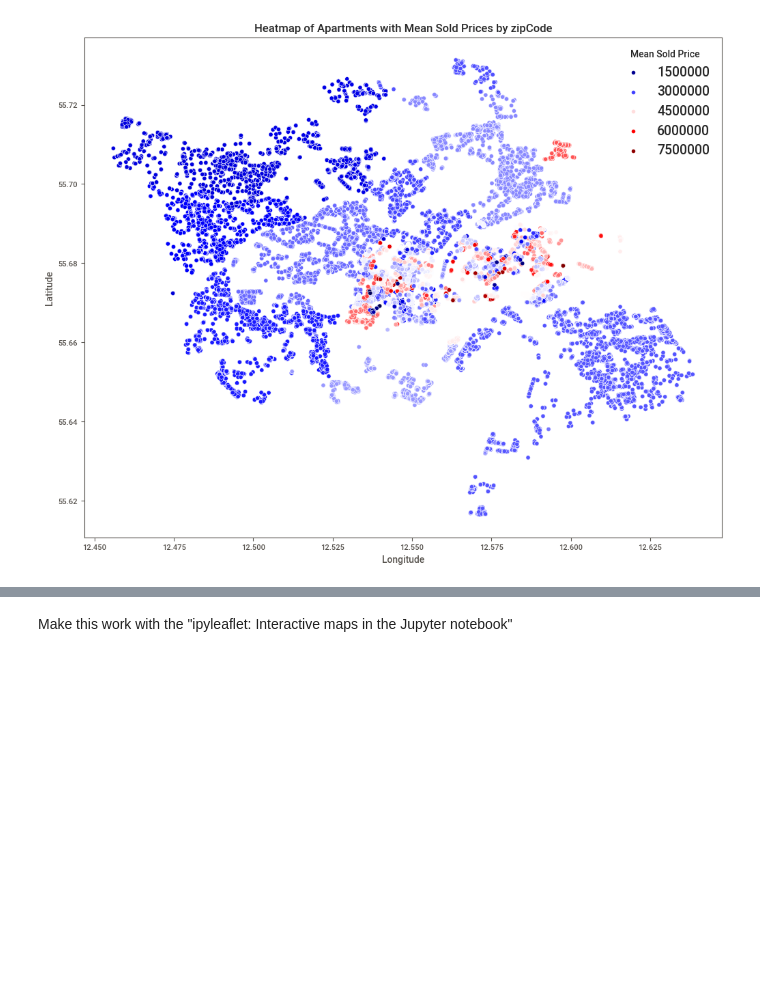
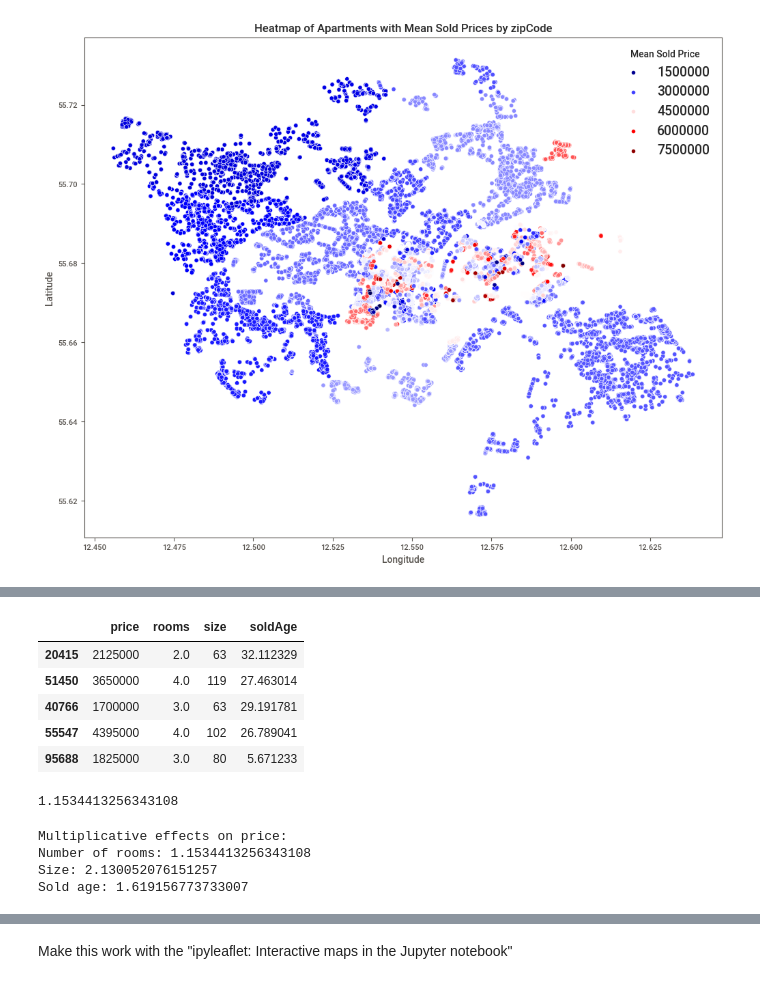
Before and after one commit to Pelvig1999/apartements, a Jupyter notebook: notebooks/data.ipynb, the cells around one changed output, grey strips where cells are left out. Drawn from its saved outputs; the diff is of its cells as text; code cells hidden in the pictures; blank space fills up the shorter version.

```diff
--- a/notebooks/data.ipynb
+++ b/notebooks/data.ipynb
@@ -470,0 +555,14 @@ plt.show()
+# %%
+(alm_salg_df
+  .sample(5)
+  .loc[:, ["price", "rooms", "size", "soldDate"]]
+  .assign(soldAge = lambda d: (d["soldDate"] - pd.to_datetime("1991-01-01")).dt.days/365)
+  .loc[:,["price", "rooms", "size", "soldAge"]]
+)
+# %% [output]
+|  | price | rooms | size | soldAge |
+| 20415 | 2125000 | 2.0 | 63 | 32.112329 |
+| 51450 | 3650000 | 4.0 | 119 | 27.463014 |
+| 40766 | 1700000 | 3.0 | 63 | 29.191781 |
+| 55547 | 4395000 | 4.0 | 102 | 26.789041 |
+| 95688 | 1825000 | 3.0 | 80 | 5.671233 |
@@ -470,0 +581,17 @@ plt.show()
+# %%
+reg = LinearRegression()
+reg.fit(X,y)
+np.exp(reg.coef_[0])
+# %% [output]
+1.1534413256343108
+# %%
+coefs = np.exp(reg.coef_)
+print("Multiplicative effects on price:")
+print(f"Number of rooms: {coefs[0]}")
+print(f"Size: {coefs[1]}")
+print(f"Sold age: {coefs[2]}")
+# %% [output]
+Multiplicative effects on price:
+Number of rooms: 1.1534413256343108
+Size: 2.130052076151257
+Sold age: 1.619156773733007
```
Also changed, not shown: parts of 18 cells of this notebook, 1 other file.
